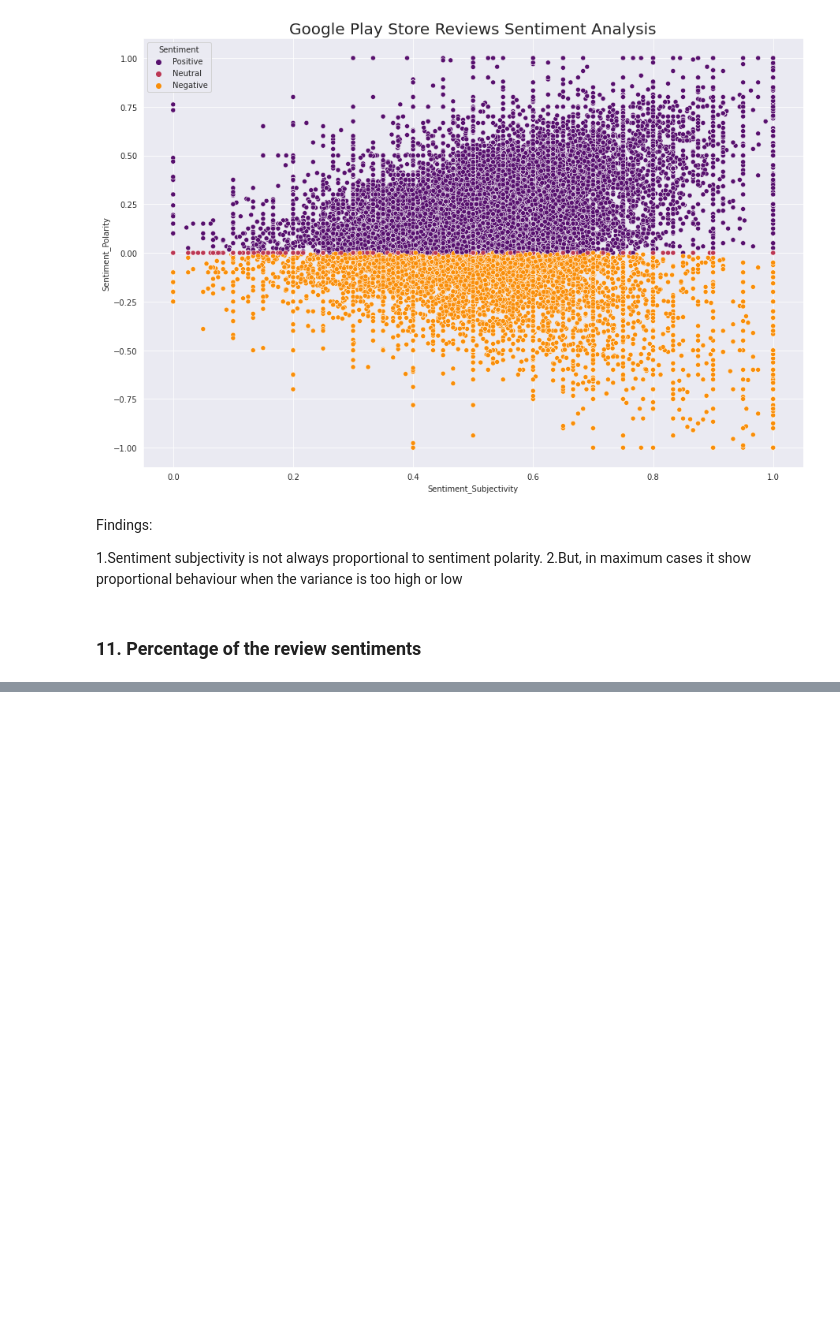
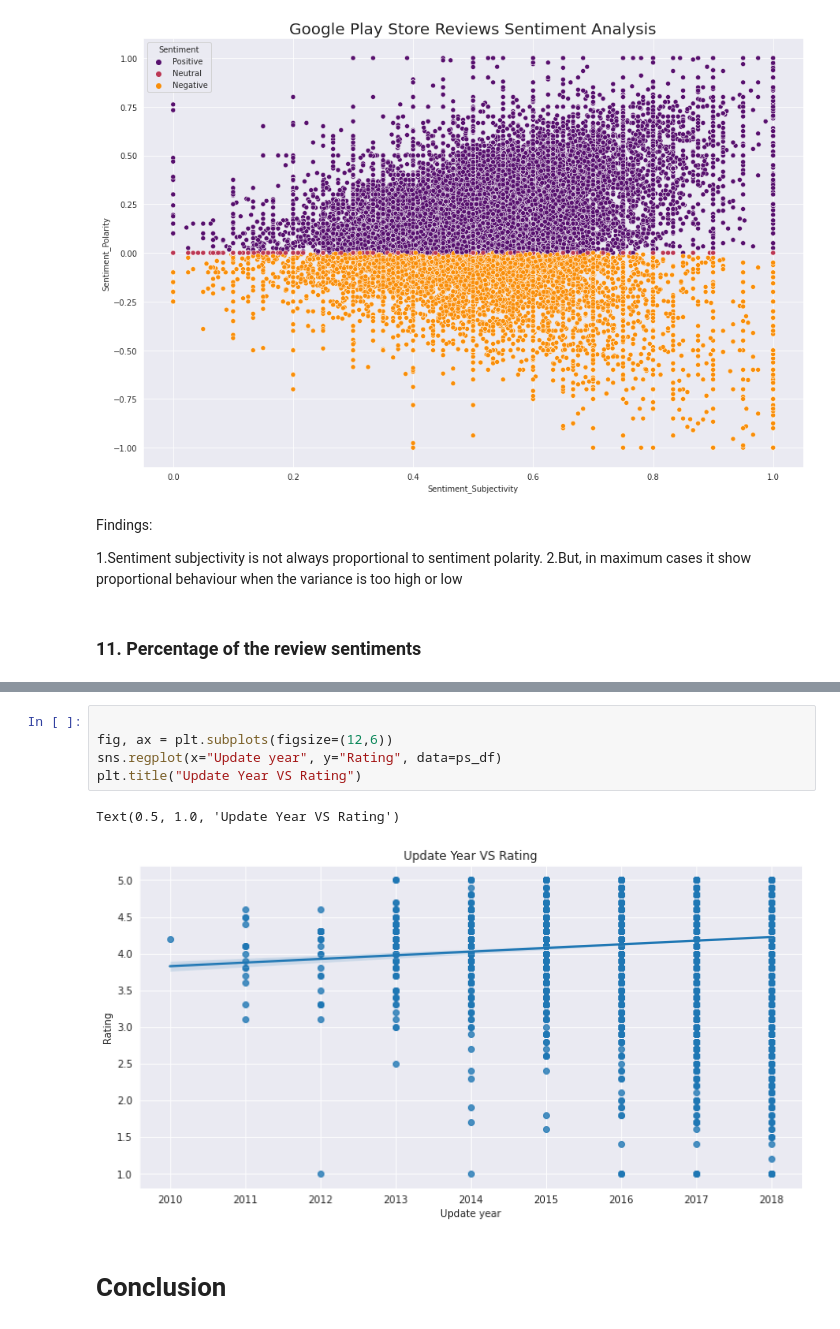
Before and after one commit to sumaiyasiddiqa/Play-store-app-review-analysis, a Jupyter notebook: Play_Store_App_Review_Analysis_(Sumaiya_Siddiqa).ipynb, the cells around one changed output, grey strips where cells are left out. Cells and saved outputs as stored; diff of their text form; blank space fills up the shorter version.

```diff
--- a/Play_Store_App_Review_Analysis_(Sumaiya_Siddiqa).ipynb
+++ b/Play_Store_App_Review_Analysis_(Sumaiya_Siddiqa).ipynb
@@ -1086,0 +1135,10 @@ NameError: ignored
+# %%
+
+fig, ax = plt.subplots(figsize=(12,6))
+sns.regplot(x="Update year", y="Rating", data=ps_df)
+plt.title("Update Year VS Rating")
+# %% [output]
+Text(0.5, 1.0, 'Update Year VS Rating')
+[figure, added]
+# %% [markdown]
+# **Conclusion**
```
Also changed, not shown: parts of 15 cells of this notebook.
